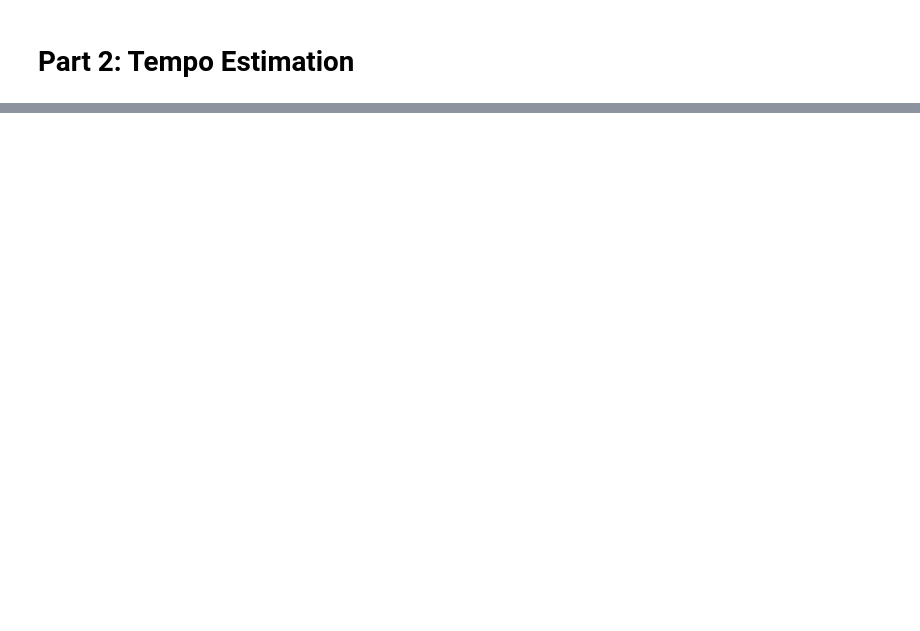
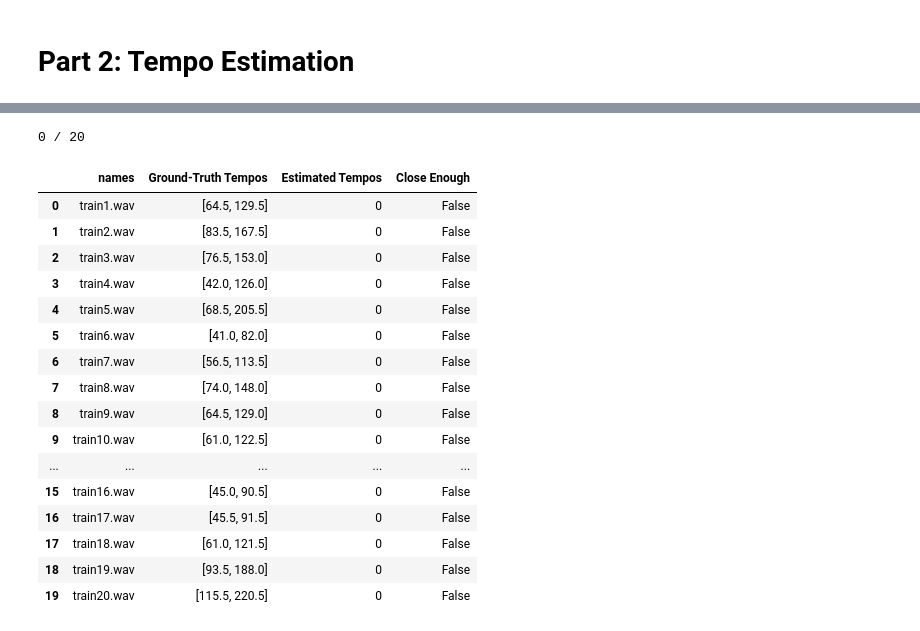
Before and after one commit to hwilt/CS372, a Jupyter notebook: Assignments/HW4_Rhythm/Rhythm.ipynb, the cells around one changed output, grey strips where cells are left out. Drawn from its saved outputs; the diff is of its cells as text; code cells hidden in the pictures; blank space fills up the shorter version.

Commit message:
Assignment 4: novfn works, Fourier maybe

```diff
--- a/Assignments/HW4_Rhythm/Rhythm.ipynb
+++ b/Assignments/HW4_Rhythm/Rhythm.ipynb
@@ -46,0 +49,10 @@ ipd.Audio(s2, rate=sr)
+# %%
+sr, x = wavfile.read("Testing/Audio/train4.wav")
+hop_length = 512
+win_length = 2048
+max_win = 3
+mu = 4
+Gamma = 1
+novfn = get_superflux_novfn(x, sr, hop_length, win_length, max_win, mu, Gamma)
+novfn = novfn - np.mean(novfn) # Mean-center
+print(get_fourier_tempo(novfn, hop_length, sr))
@@ -46,0 +82,28 @@ ipd.Audio(s2, rate=sr)
+# %%
+hop_length = 512
+win_length = 2048
+max_win = 6
+mu = 8
+Gamma = 1
+f_novfn = lambda x, hop_length, sr: get_superflux_novfn(x, sr, hop_length, win_length, max_win, mu, Gamma)
+results = evaluate_tempos(f_novfn, get_fourier_tempo, hop_length)
+ipd.HTML(results.to_html(escape=False, float_format='%.2f'))
+# %% [output]
+0 / 20
+|  | names | Ground-Truth Tempos | Estimated Tempos | Close Enough |
+| 0 | train1.wav | [64.5, 129.5] | 0 | False |
+| 1 | train2.wav | [83.5, 167.5] | 0 | False |
+| 2 | train3.wav | [76.5, 153.0] | 0 | False |
+| 3 | train4.wav | [42.0, 126.0] | 0 | False |
+| 4 | train5.wav | [68.5, 205.5] | 0 | False |
+| 5 | train6.wav | [41.0, 82.0] | 0 | False |
+| 6 | train7.wav | [56.5, 113.5] | 0 | False |
+| 7 | train8.wav | [74.0, 148.0] | 0 | False |
+| 8 | train9.wav | [64.5, 129.0] | 0 | False |
+| 9 | train10.wav | [61.0, 122.5] | 0 | False |
+| ... | ... | ... | ... | ... |
+| 15 | train16.wav | [45.0, 90.5] | 0 | False |
+| 16 | train17.wav | [45.5, 91.5] | 0 | False |
+| 17 | train18.wav | [61.0, 121.5] | 0 | False |
+| 18 | train19.wav | [93.5, 188.0] | 0 | False |
+| 19 | train20.wav | [115.5, 220.5] | 0 | False |
```
Also changed, not shown: parts of 6 cells of this notebook, 2 other files.
